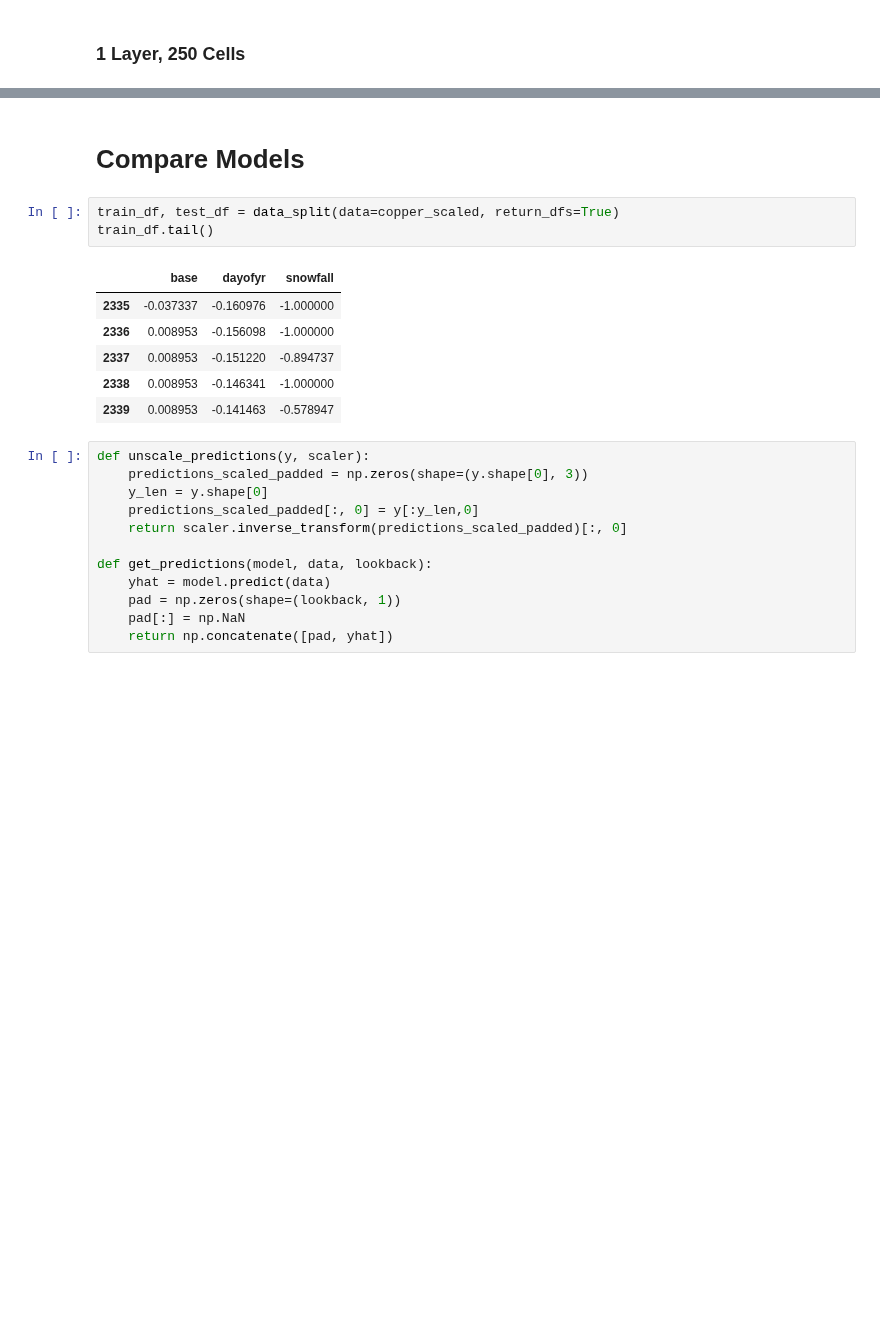
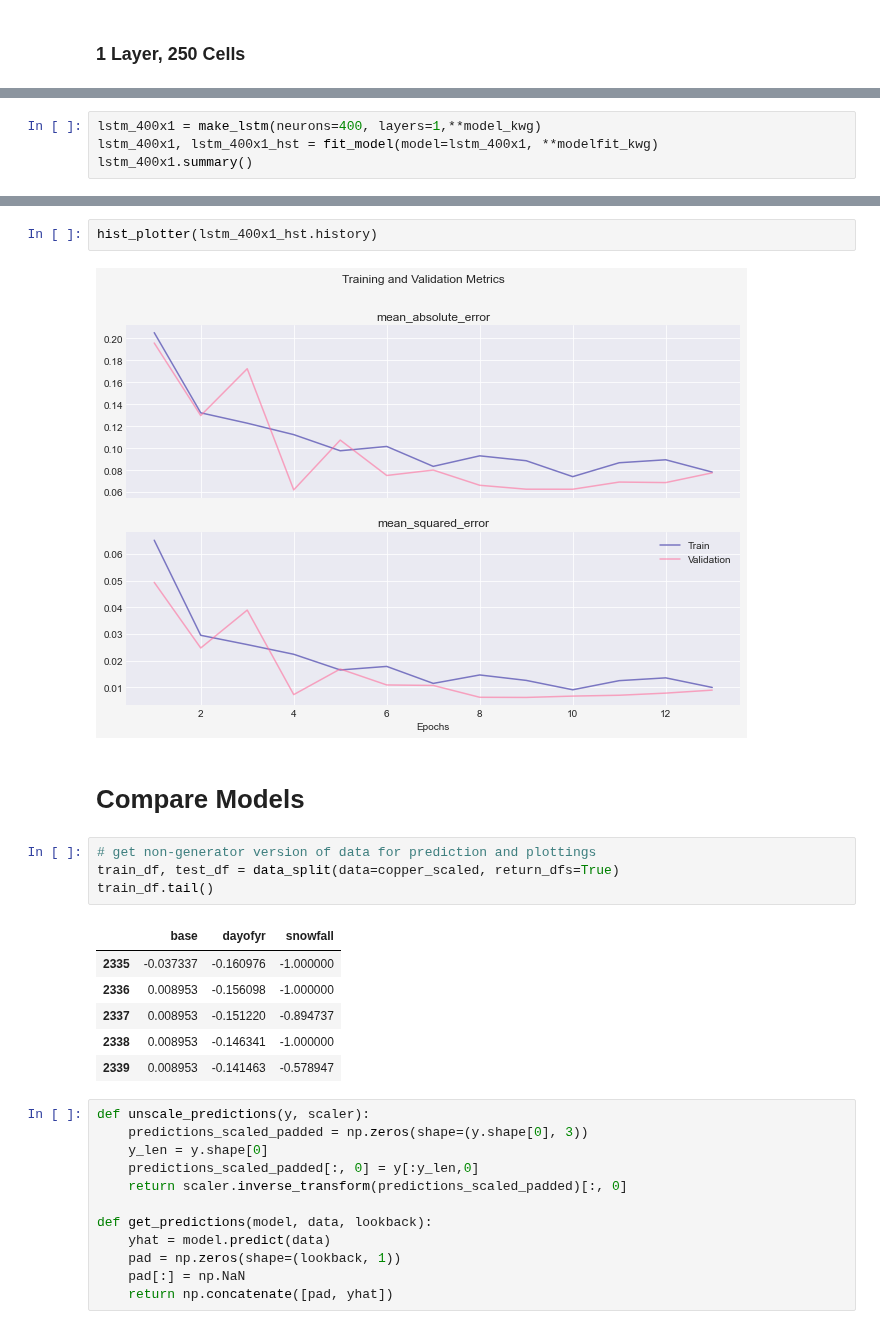
Before and after one commit to chrisoyer/ski-snow-modeling, a Jupyter notebook: src/analysis/TF-snow_ts_analysis.ipynb, the cells around one changed output, grey strips where cells are left out. Saved outputs shown, nothing was run; the diff lists cells and outputs as text; blank space fills up the shorter version.

```diff
--- a/src/analysis/TF-snow_ts_analysis.ipynb
+++ b/src/analysis/TF-snow_ts_analysis.ipynb
@@ -334,0 +337,4 @@ hist_plotter(lstm_250x1_hst.history)
+# %%
+lstm_400x1 = make_lstm(neurons=400, layers=1,**model_kwg)
+lstm_400x1, lstm_400x1_hst = fit_model(model=lstm_400x1, **modelfit_kwg)
+lstm_400x1.summary()
@@ -335,6 +359,11 @@ hist_plotter(lstm_250x1_hst.history)
+# %%
+hist_plotter(lstm_400x1_hst.history)
+# %% [output]
+[figure, added]
 # %% [markdown]
 # Compare Models
 # %%
+# get non-generator version of data for prediction and plottings
 train_df, test_df = data_split(data=copper_scaled, return_dfs=True)
 train_df.tail()
 # %% [output]
```
Also changed, not shown: parts of 18 cells of this notebook, 1 other file.
